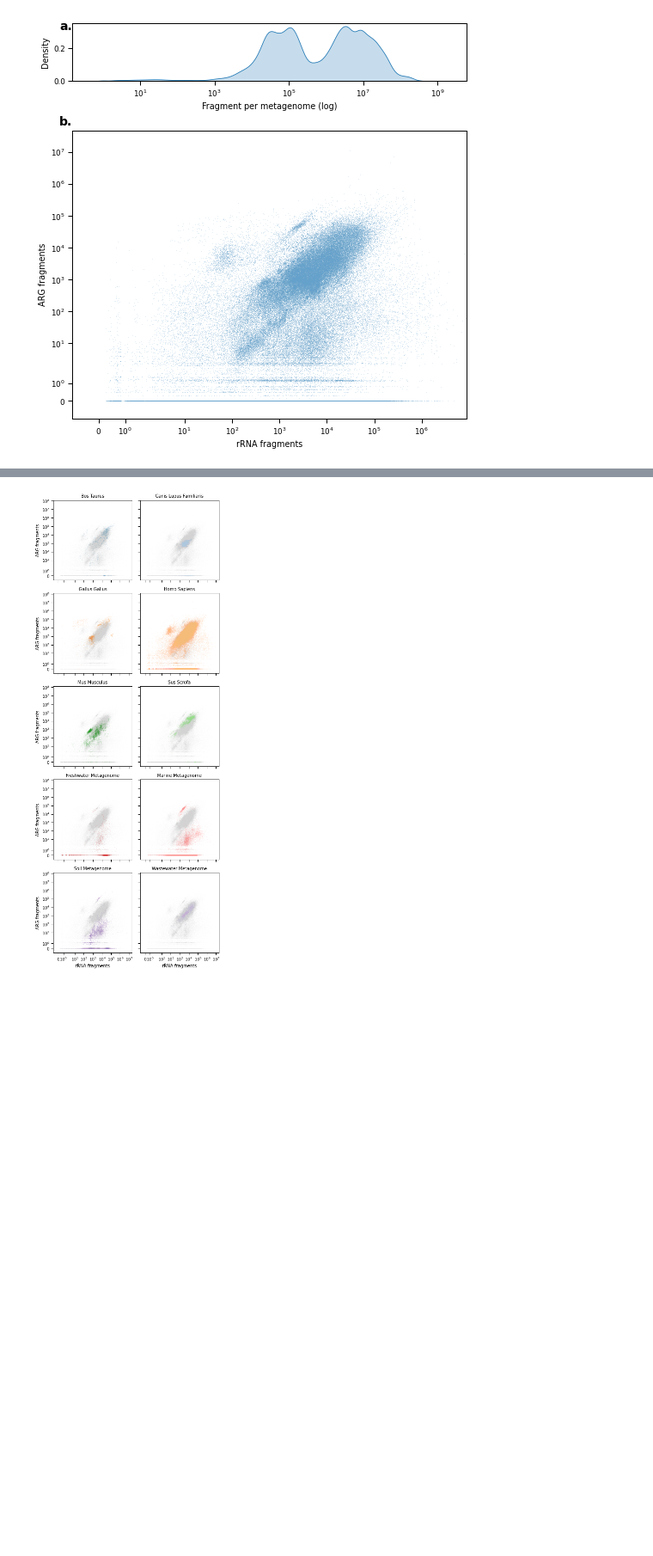
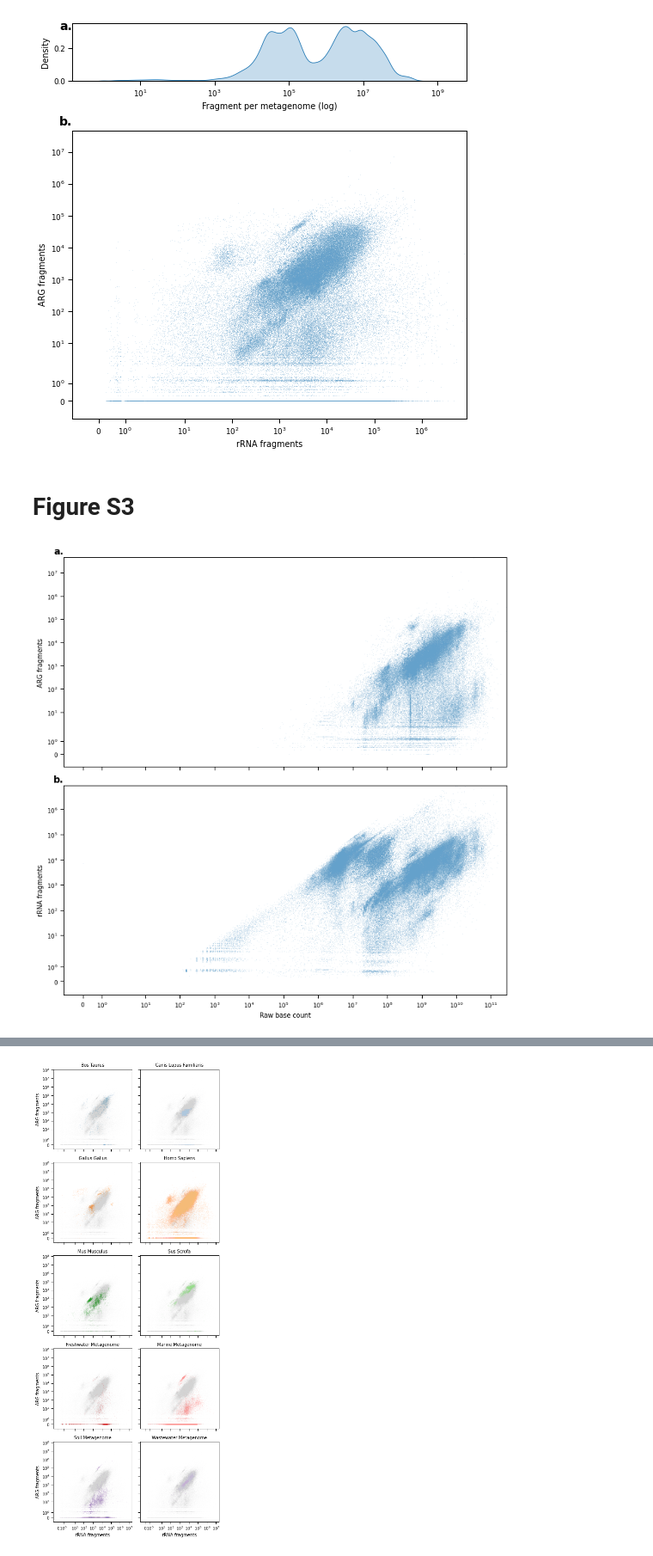
Before and after one commit to hmmartiny/mARG, a Jupyter notebook: notebooks/Data origins2.ipynb, the cells around one changed output, grey strips where cells are left out. Shown at 86% size. Cells and saved outputs as stored; diff of their text form; code cells hidden in the pictures; blank space fills up the shorter version.

Commit message:
Update figure notebook

```diff
--- a/notebooks/Data origins2.ipynb
+++ b/notebooks/Data origins2.ipynb
@@ -46,7 +46,7 @@ pull = False
 metadataFile = os.path.join(DATA_PATH, 'metadata.h5')
 if pull:
     metadata = query_db(
-        "select run_accession, host, IF( (collection_date <= '2020-01-01') AND (collection_date >= '1800-01-01'), YEAR(collection_date), NULL)  as year , CONCAT(IF(SPLIT_STRING(location, ' ', 2) LIKE 'S', '-', ''), SPLIT_STRING(location, ' ', 1)) as latitude, CONCAT(IF(SPLIT_STRING(location, ' ', 4) LIKE 'W', '-', ''), SPLIT_STRING(location, ' ', 3)) as longitude, raw_reads, trimmed_fragments, instrument_platform, country, continent from Meta_public inner join run_overview using(run_accession, sample_accession, project_accession) where mapped_ResFinder=1 and mapped_Silva=1"
+        "select run_accession, host, IF( (collection_date <= '2020-01-01') AND (collection_date >= '1800-01-01'), YEAR(collection_date), NULL)  as year , CONCAT(IF(SPLIT_STRING(location, ' ', 2) LIKE 'S', '-', ''), SPLIT_STRING(location, ' ', 1)) as latitude, CONCAT(IF(SPLIT_STRING(location, ' ', 4) LIKE 'W', '-', ''), SPLIT_STRING(location, ' ', 3)) as longitude, raw_reads, raw_bases, trimmed_fragments, instrument_platform, country, continent from Meta_public inner join run_overview using(run_accession, sample_accession, project_accession) where mapped_ResFinder=1 and mapped_Silva=1"
     )
 
     metadata.to_hdf(metadataFile, key='metadata')
@@ -209,7 +209,7 @@ found_stats.to_csv(os.path.join(DATA_PATH, 'figure-data', 'figS2_found-missing_d
 # %% [markdown]
 # Figure 2
 # %%
-pull = True
+pull = False
 fragDataFile = os.path.join(DATA_PATH, 'fragData.h5')
 
 if pull:
@@ -290,4 +290,46 @@ figure_saver(fig=fig, prefix=os.path.join(FIG_PATH, 'overview_fragments_scatter'
 fragData.to_csv(os.path.join(DATA_PATH, 'figure-data', 'fig2AB_fragments_data.csv'))
 # %% [output]
 [figure]
+# %% [markdown]
+# Figure S3
+# %%
+fig, axes = plt.subplots(2, 1, figsize=(10,10), sharex=True)
+
+sns.scatterplot(
+    data = metadata[['run_accession','raw_reads', 'raw_bases']].merge(fragData.pivot_table(index='run_accession', columns='category', values='category_fragments'), left_on='run_accession', right_index=True),
+    x = 'raw_bases',
+    y = 'ARG',
+    marker = '.',
+    ax = axes[0],
+    alpha=.15,
+    s=4
+)
+
+sns.scatterplot(
+    data = metadata[['run_accession','raw_reads', 'raw_bases']].merge(fragData.pivot_table(index='run_accession', columns='category', values='category_fragments'), left_on='run_accession', right_index=True),
+    x = 'raw_bases',
+    y = 'Phyla',
+    marker = '.',
+    ax = axes[1],
+    alpha=.15,
+    s=4
+)
+
+for ax, label in zip(axes.flatten(), alphabet):
+    ax.set_xscale('symlog')
+    ax.set_yscale('symlog')
+
+    ax.set_xlim(-1, ax.get_xlim()[1])
+    ax.set_ylim(-1, ax.get_ylim()[1])
+
+    ax.text(-0.0, 1.05, label + '.', transform=ax.transAxes, fontsize=14, va='top', ha='right', fontweight='bold')
+
+axes[0].set_ylabel('ARG fragments')
+axes[1].set_ylabel('rRNA fragments')
+axes[1].set_xlabel('Raw base count')
+
+fig.tight_layout()
+figure_saver(fig=fig, prefix=os.path.join(FIG_PATH, 'overview_bases_scatter'), contexts=['paper', 'talk'])
+# %% [output]
+[figure, added]
 # %% [markdown]
```
Also changed, not shown: parts of 4 cells of this notebook.
